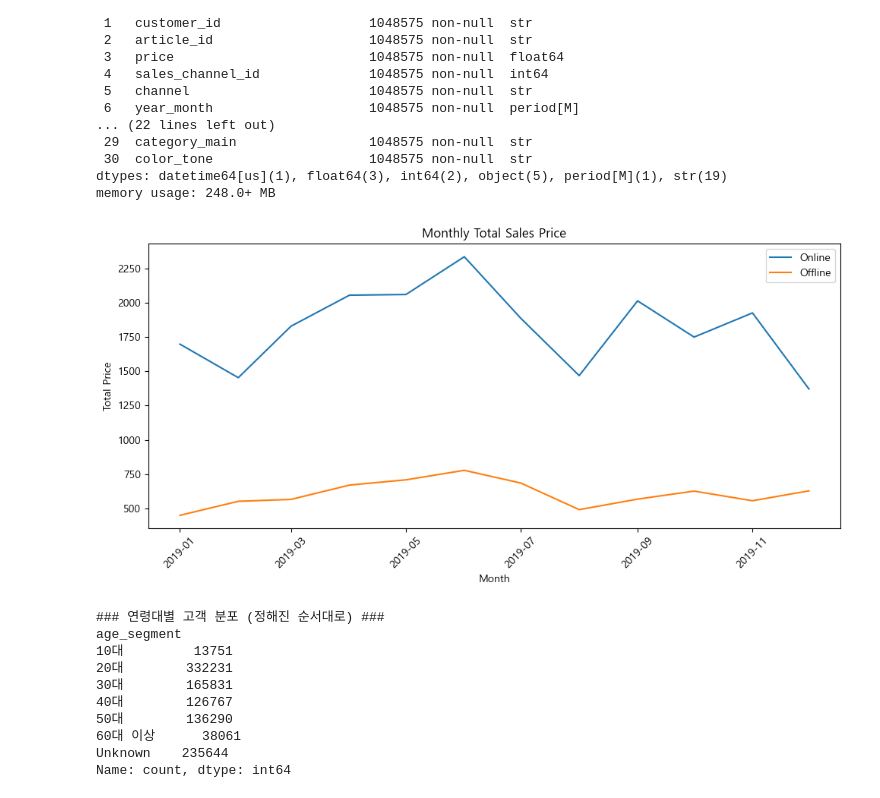
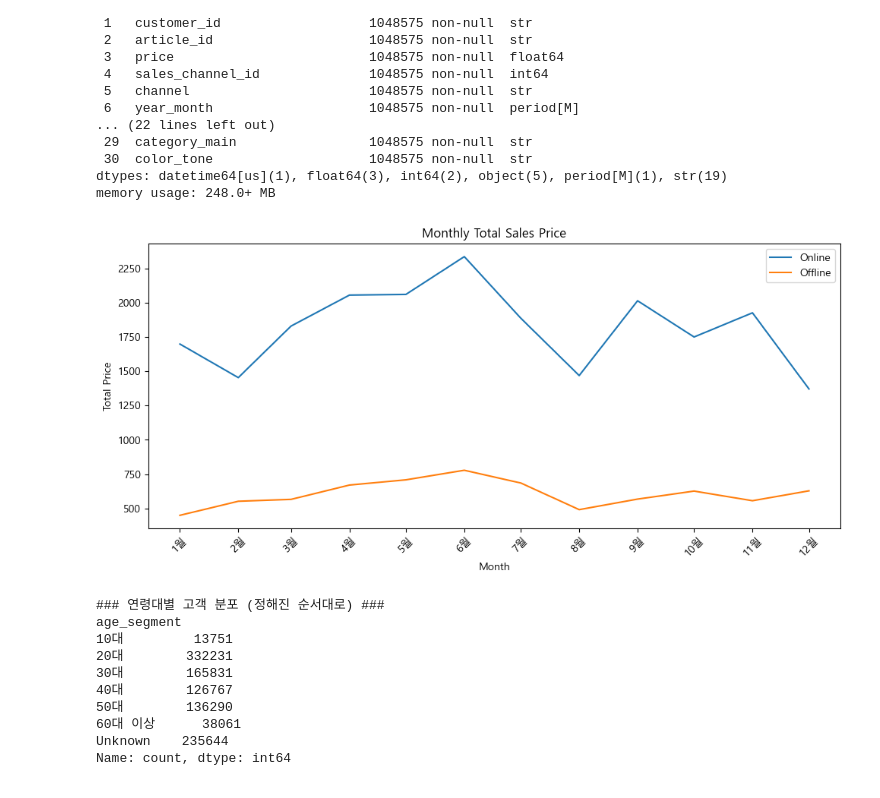
Before and after one commit to yoohengu/cross-gen-biz-analysis, a Jupyter notebook: notebooks/chanhui_eda/hm_2020_business_insight.ipynb, the cells around one changed output. Saved outputs shown, nothing was run; the diff lists cells and outputs as text; code cells hidden in the pictures.

```diff
--- a/notebooks/chanhui_eda/hm_2020_business_insight.ipynb
+++ b/notebooks/chanhui_eda/hm_2020_business_insight.ipynb
@@ -855,18 +855,21 @@ offline_monthly_price = offline_df.groupby('year_month')['price'].sum()
 # %%
 plt.figure(figsize=(10,5))
 
 plt.plot(online_monthly_price.index.to_timestamp(), online_monthly_price.values, label='Online')
 plt.plot(offline_monthly_price.index.to_timestamp(), offline_monthly_price.values, label='Offline')
 
 plt.title("Monthly Total Sales Price")
 plt.xlabel("Month")
 plt.ylabel("Total Price")
 plt.xticks(rotation=45)
 plt.legend()
 plt.tight_layout()
+plt.xticks(online_monthly_price.index.to_timestamp(),
+        [f"{m}월" for m in range(1, 13)],
+        rotation=45)
 plt.show()
 # %% [output]
-[figure, old version]
+[figure, new version]
 # %%
 # 1. 원하는 출력 순서 정의 (10대부터 Unknown까지)
 ordered_index = ['10대', '20대', '30대', '40대', '50대', '60대 이상', 'Unknown']
```
